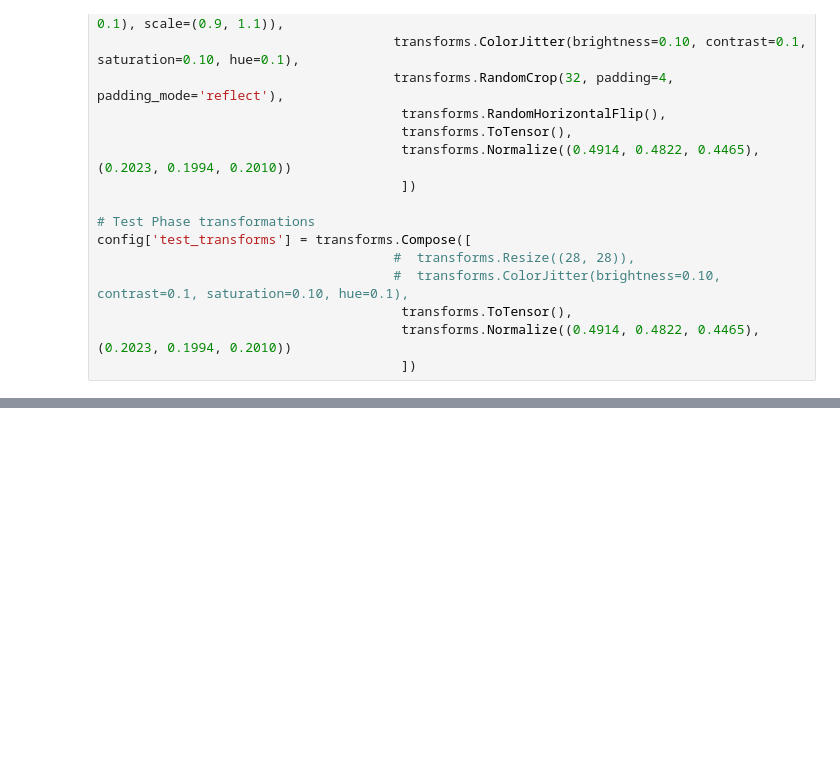
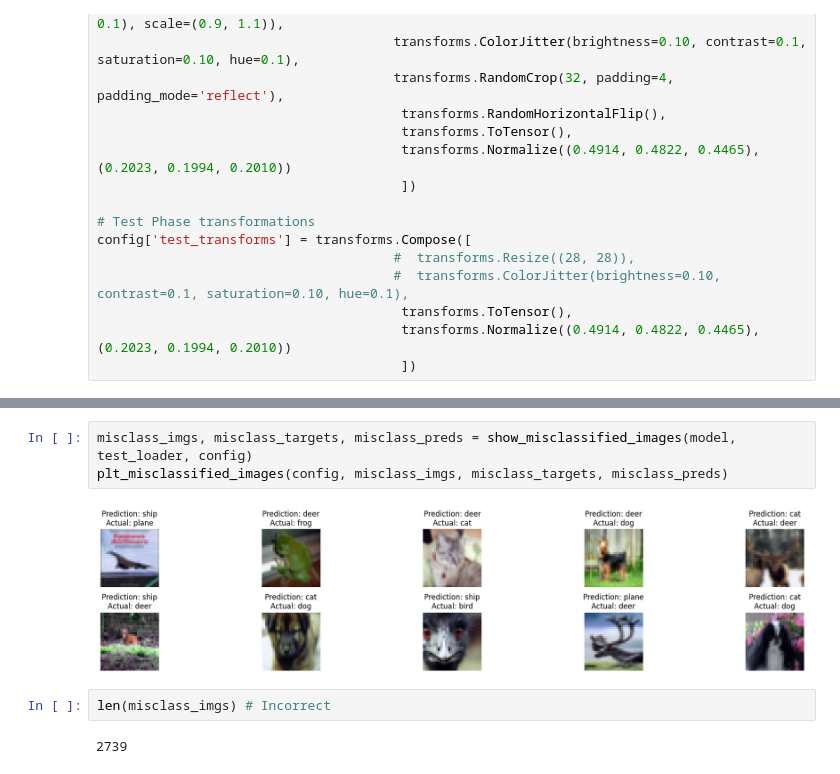
Before and after one commit to aakashvardhan/s8-normalization, a Jupyter notebook: notebooks/s8-group-normalization.ipynb, the cells around one changed output, grey strips where cells are left out. Saved outputs shown, nothing was run; the diff lists cells and outputs as text; blank space fills up the shorter version.

```diff
--- a/notebooks/s8-group-normalization.ipynb
+++ b/notebooks/s8-group-normalization.ipynb
@@ -72,0 +102,9 @@ KeyboardInterrupt:
+# %%
+misclass_imgs, misclass_targets, misclass_preds = show_misclassified_images(model, test_loader, config)
+plt_misclassified_images(config, misclass_imgs, misclass_targets, misclass_preds)
+# %% [output]
+[figure, added]
+# %%
+len(misclass_imgs) # Incorrect
+# %% [output]
+2739
```
Also changed, not shown: parts of 4 cells of this notebook, 3 other files.
